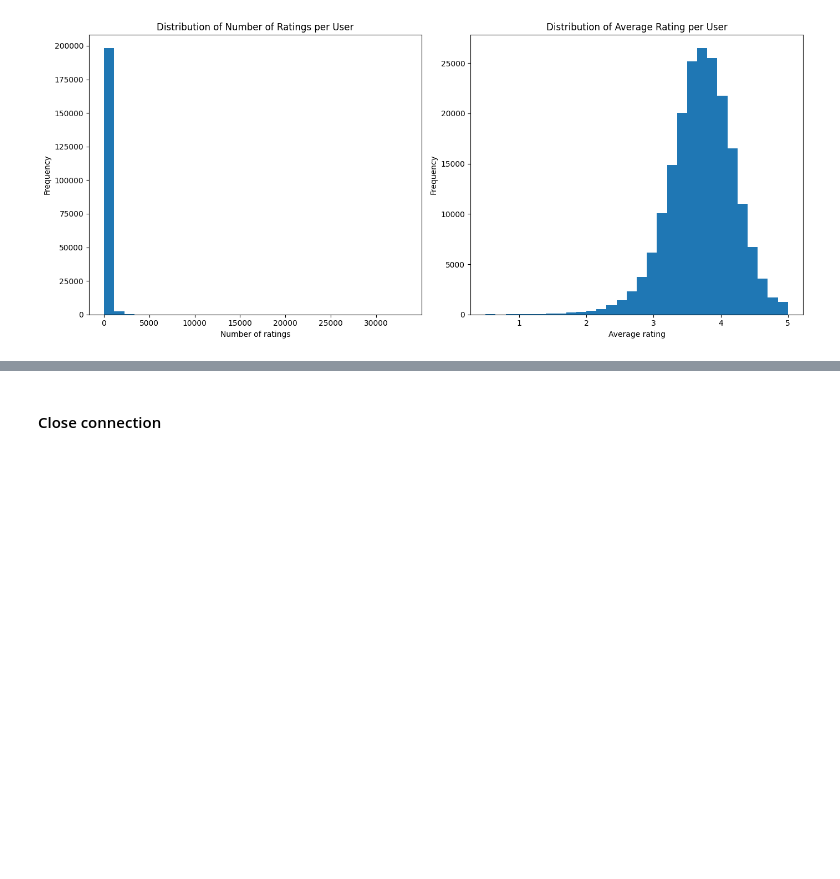
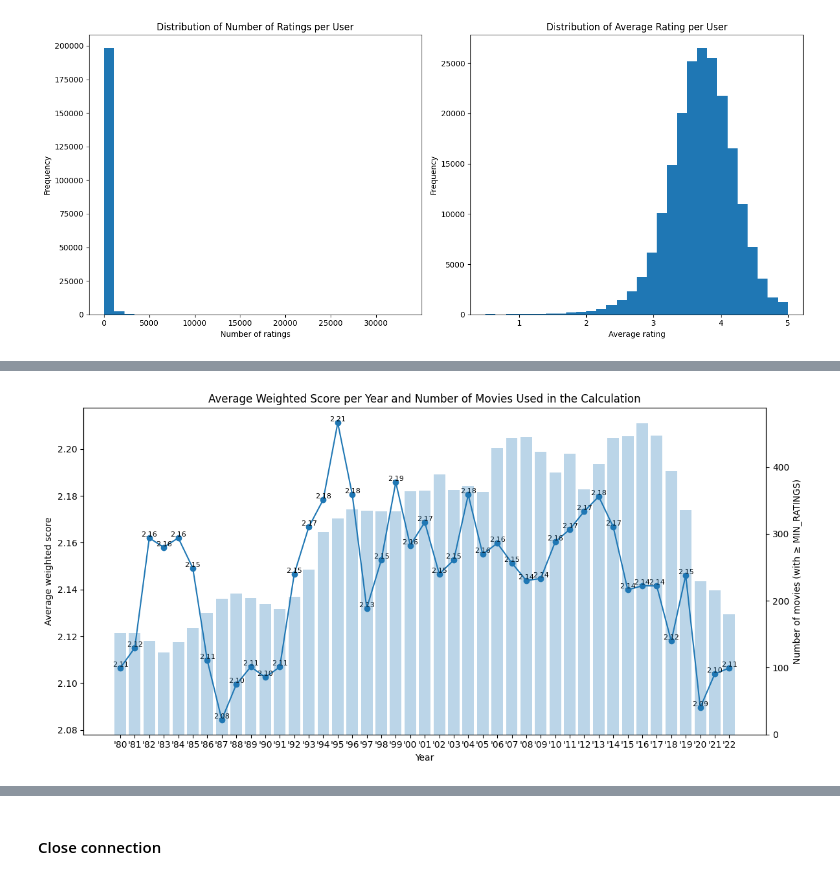
Before and after one commit to sergiopatinha/BigDataFoundations, a Jupyter notebook: notebooks/1.6 - 32M - Exploring Data.ipynb, the cells around one changed output, grey strips where cells are left out. Saved outputs shown, nothing was run; the diff lists cells and outputs as text; code cells hidden in the pictures; blank space fills up the shorter version.

```diff
--- a/notebooks/1.6 - 32M - Exploring Data.ipynb
+++ b/notebooks/1.6 - 32M - Exploring Data.ipynb
@@ -506,0 +657,34 @@ plt.show()
+# %%
+fig, ax1 = plt.subplots(figsize=(12, 6))
+
+years = df_year["year"]
+scores = df_year["avg_weighted_score"]
+counts = df_year["n_movies"]
+
+# Create compact labels showing only the last 2 digits of the year
+year_labels = years.astype(str).apply(lambda x: "'" + x[-2:])
+
+# 1) Line plot: weighted score (left axis)
+ax1.plot(years, scores, marker="o")
+ax1.set_xlabel("Year")
+ax1.set_ylabel("Average weighted score")
+ax1.tick_params(axis="y")
+
+# Show values at each point
+for x, y in zip(years, scores):
+    ax1.text(x, y, f"{y:.2f}", fontsize=8, ha="center", va="bottom")
+
+# 2) Bar chart: number of movies used in the calculation (right axis)
+ax2 = ax1.twinx()
+ax2.bar(years, counts, alpha=0.3)
+ax2.set_ylabel("Number of movies (with ≥ MIN_RATINGS)")
+ax2.tick_params(axis="y")
+
+# Apply compact year labels to the X-axis
+plt.xticks(years, year_labels, rotation=45)
+
+plt.title("Average Weighted Score per Year and Number of Movies Used in the Calculation")
+plt.tight_layout()
+plt.show()
+# %% [output]
+[figure, added]
```
Also changed, not shown: parts of 6 cells of this notebook, 1 other file.
